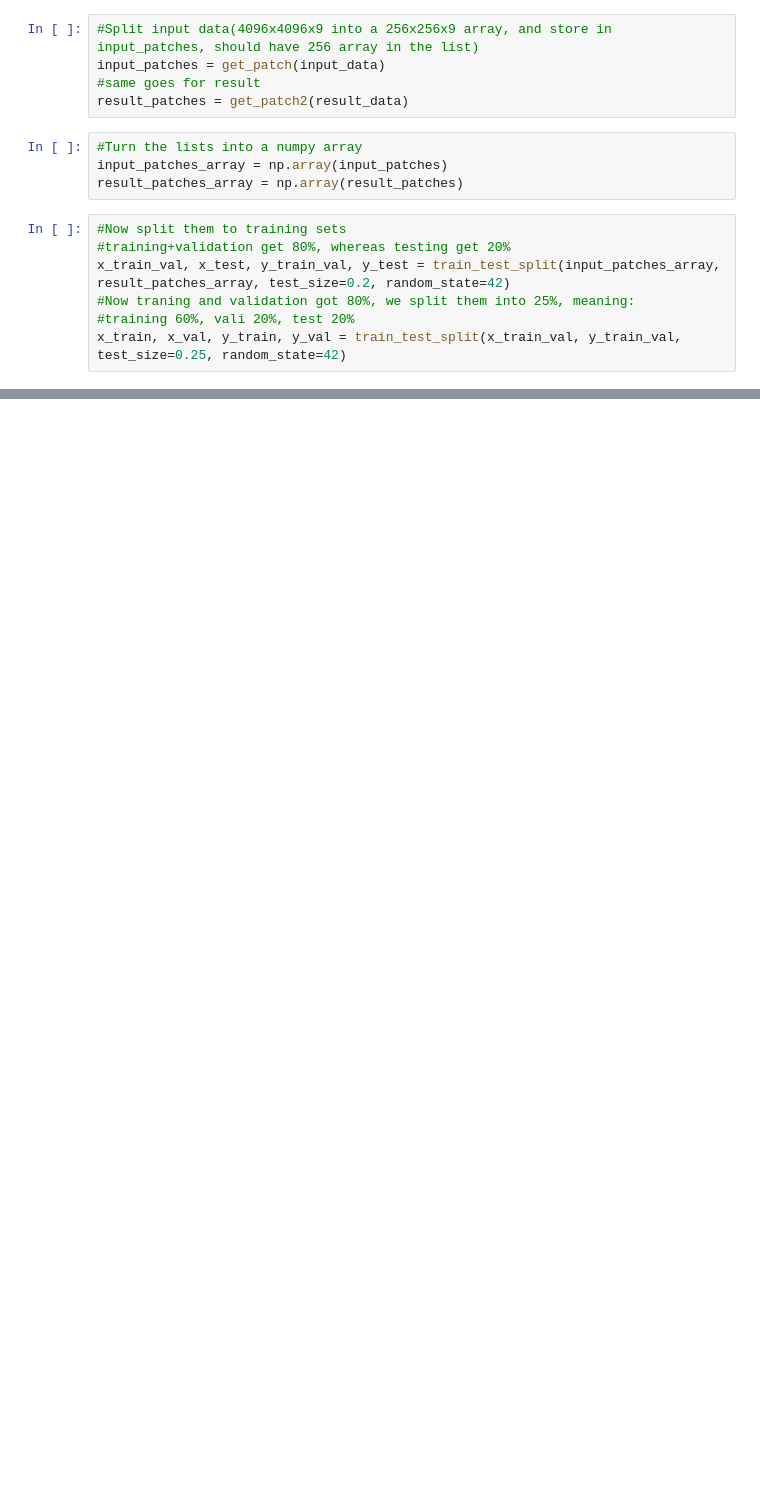
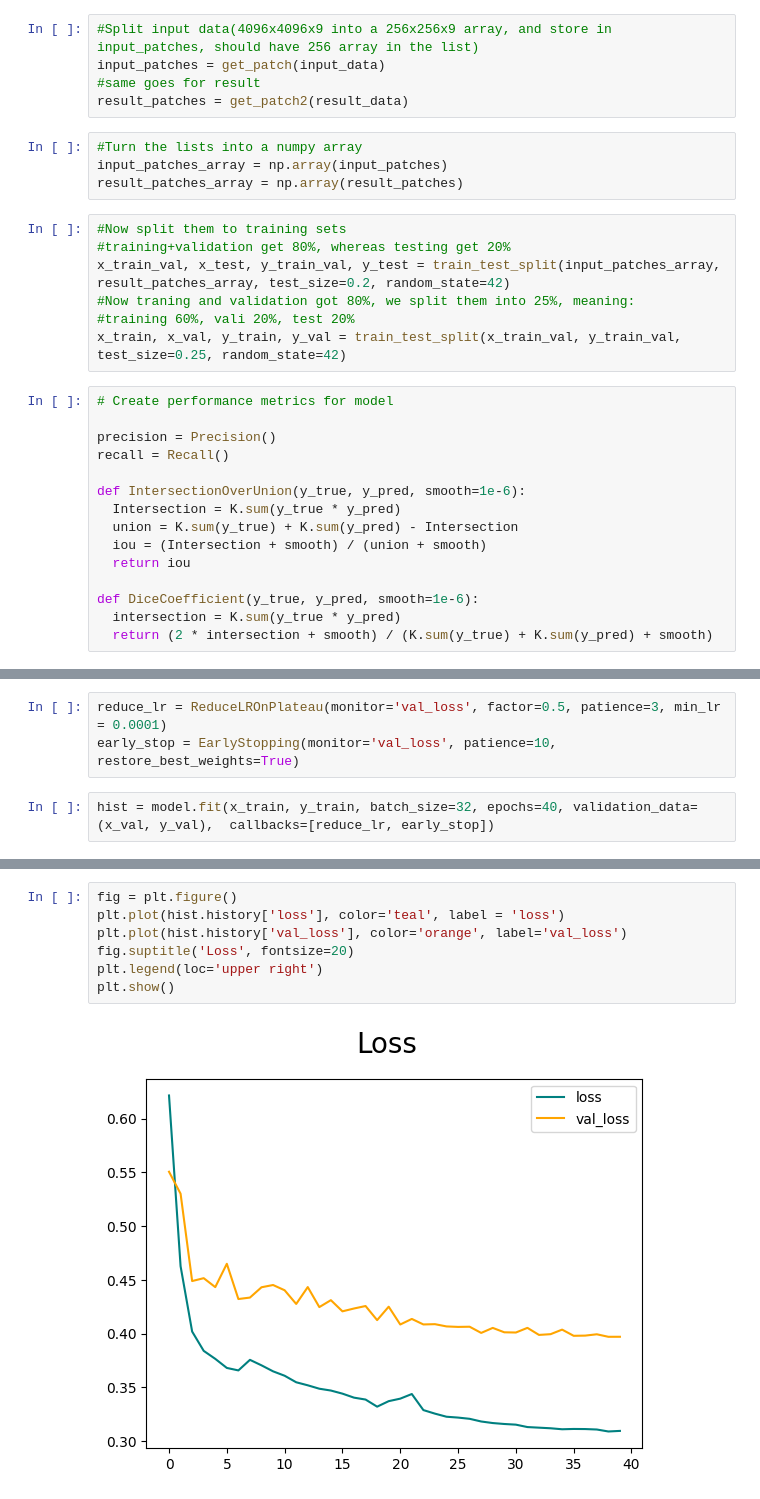
Before and after one commit to AmJustCJ/FinalYearProjectWork, a Jupyter notebook: FYP.ipynb, the cells around one changed output, grey strips where cells are left out. Cells and saved outputs as stored; diff of their text form; blank space fills up the shorter version.

```diff
--- a/FYP.ipynb
+++ b/FYP.ipynb
@@ -212,3 +218,18 @@ x_train_val, x_test, y_train_val, y_test = train_test_split(input_patches_array,
 #Now traning and validation got 80%, we split them into 25%, meaning:
 #training 60%, vali 20%, test 20%
 x_train, x_val, y_train, y_val = train_test_split(x_train_val, y_train_val, test_size=0.25, random_state=42)
+# %%
+# Create performance metrics for model
+
+precision = Precision()
+recall = Recall()
+
+def IntersectionOverUnion(y_true, y_pred, smooth=1e-6):
+  Intersection = K.sum(y_true * y_pred)
+  union = K.sum(y_true) + K.sum(y_pred) - Intersection
+  iou = (Intersection + smooth) / (union + smooth)
+  return iou
+
+def DiceCoefficient(y_true, y_pred, smooth=1e-6):
+  intersection = K.sum(y_true * y_pred)
+  return (2 * intersection + smooth) / (K.sum(y_true) + K.sum(y_pred) + smooth)
@@ -214,0 +295,5 @@ x_train, x_val, y_train, y_val = train_test_split(x_train_val, y_train_val, test
+# %%
+reduce_lr = ReduceLROnPlateau(monitor='val_loss', factor=0.5, patience=3, min_lr = 0.0001)
+early_stop = EarlyStopping(monitor='val_loss', patience=10, restore_best_weights=True)
+# %%
+hist = model.fit(x_train, y_train, batch_size=32, epochs=40, validation_data=(x_val, y_val),  callbacks=[reduce_lr, early_stop])
@@ -214,0 +318,9 @@ x_train, x_val, y_train, y_val = train_test_split(x_train_val, y_train_val, test
+# %%
+fig = plt.figure()
+plt.plot(hist.history['loss'], color='teal', label = 'loss')
+plt.plot(hist.history['val_loss'], color='orange', label='val_loss')
+fig.suptitle('Loss', fontsize=20)
+plt.legend(loc='upper right')
+plt.show()
+# %% [output]
+[figure, added]
```
Also changed, not shown: parts of 30 cells of this notebook.
